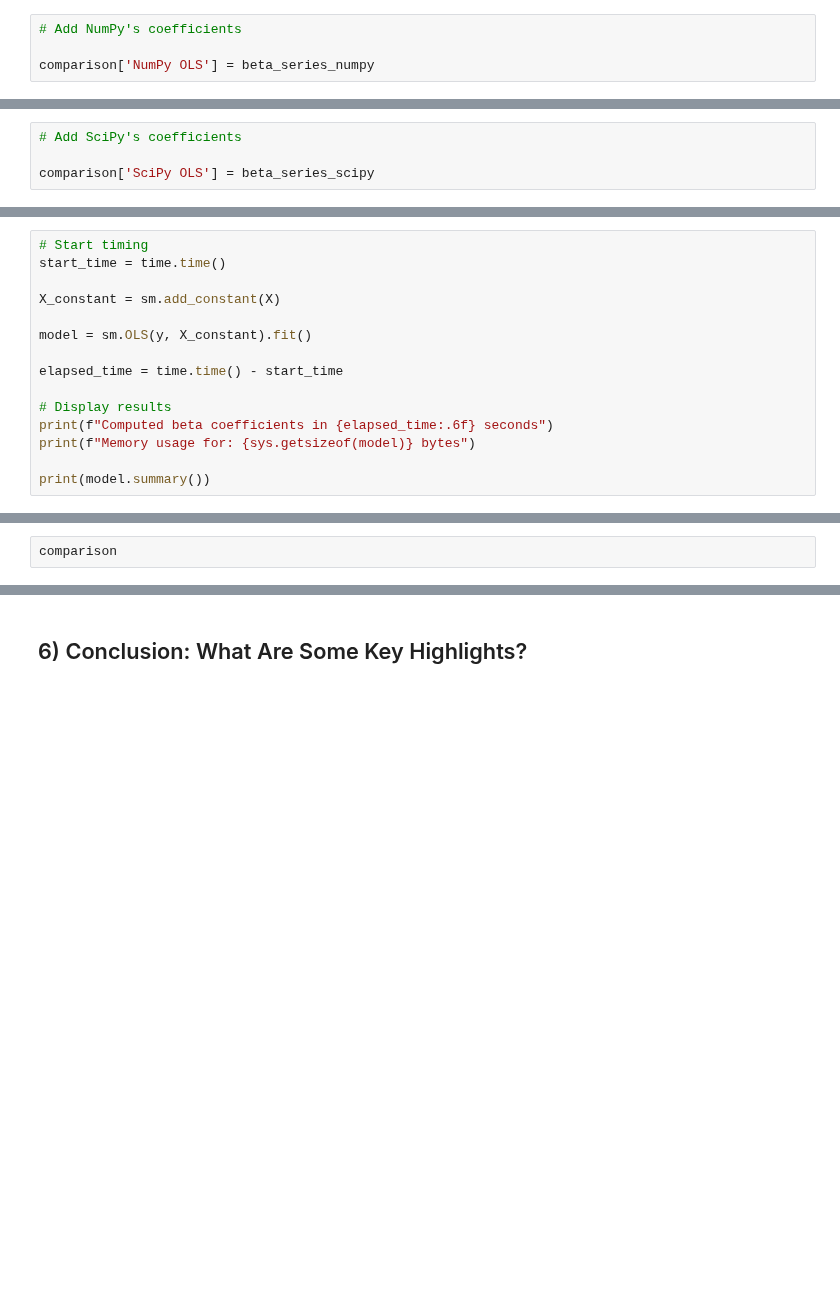
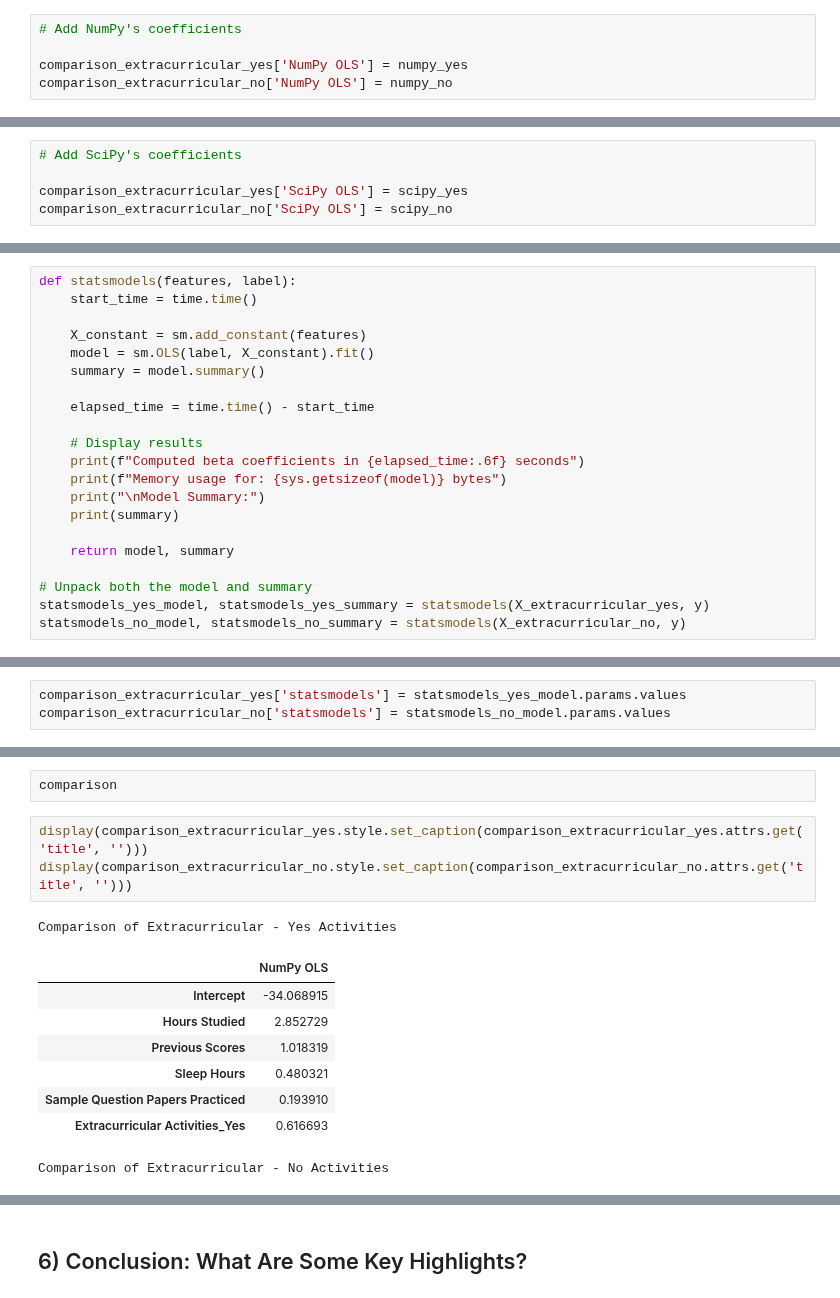
Before and after one commit to add0794/ordinary-least-squares-gradient-descent, a Jupyter notebook: jupyter.ipynb, the cells around one changed output, grey strips where cells are left out. Saved outputs shown, nothing was run; the diff lists cells and outputs as text; blank space fills up the shorter version.

Commit message:
create functions for numpy, scipy, statsmodels, and gradient descent

```diff
--- a/jupyter.ipynb
+++ b/jupyter.ipynb
@@ -583,7 +857,8 @@ dtype: float64
 # %%
 # Add NumPy's coefficients
 
-comparison['NumPy OLS'] = beta_series_numpy
+comparison_extracurricular_yes['NumPy OLS'] = numpy_yes
+comparison_extracurricular_no['NumPy OLS'] = numpy_no
 # %% [markdown]
 SciPy's is much closer to statsmodels, though its elapsed time is much higher; the memory usage is the same.
 
@@ -690,6 +915,7 @@ dtype: float64
 # %%
 # Add SciPy's coefficients
 
-comparison['SciPy OLS'] = beta_series_scipy
+comparison_extracurricular_yes['SciPy OLS'] = scipy_yes
+comparison_extracurricular_no['SciPy OLS'] = scipy_no
 # %% [markdown]
 What about the $R^2$ and $F$-Test?
@@ -788,18 +1001,24 @@ How do the results of NumPy and ScIpy compare to those of Statsmodels?
 # %% [markdown]
 #### Statsmodels Parameters
 # %%
-# Start timing
-start_time = time.time()
+def statsmodels(features, label):
+    start_time = time.time()
 
-X_constant = sm.add_constant(X)
+    X_constant = sm.add_constant(features)
+    model = sm.OLS(label, X_constant).fit()
+    summary = model.summary()
 
-model = sm.OLS(y, X_constant).fit()
+    elapsed_time = time.time() - start_time
 
-elapsed_time = time.time() - start_time
+    # Display results
+    print(f"Computed beta coefficients in {elapsed_time:.6f} seconds")
+    print(f"Memory usage for: {sys.getsizeof(model)} bytes")
+    print("\nModel Summary:")
+    print(summary)
 
-# Display results
-print(f"Computed beta coefficients in {elapsed_time:.6f} seconds")
-print(f"Memory usage for: {sys.getsizeof(model)} bytes")
+    return model, summary
 
-print(model.summary())
+# Unpack both the model and summary
+statsmodels_yes_model, statsmodels_yes_summary = statsmodels(X_extracurricular_yes, y)
+statsmodels_no_model, statsmodels_no_summary = statsmodels(X_extracurricular_no, y)
 # %% [output]
@@ -901,3 +1042,6 @@ comparison['statsmodels'] = model.params.values
+# %%
+comparison_extracurricular_yes['statsmodels'] = statsmodels_yes_model.params.values
+comparison_extracurricular_no['statsmodels'] = statsmodels_no_model.params.values
 # %% [markdown]
 SciPy's coefficients are fairly close! The $R^2$ is as well. While the F-tests are both very high, their differences are pronounced. This may be due to numerical stability, differences in computational approaches and degrees of freedom, how the intercept is handled by each, and exclusion of multicollinear terms by statsmodels.
 
@@ -1494,3 +1731,16 @@ for i, beta in enumerate(beta_series, start=1):
     comparison[f'Fold {i}'] = beta
 # %%
 comparison
+# %%
+display(comparison_extracurricular_yes.style.set_caption(comparison_extracurricular_yes.attrs.get('title', '')))
+display(comparison_extracurricular_no.style.set_caption(comparison_extracurricular_no.attrs.get('title', '')))
+# %% [output]
+Comparison of Extracurricular - Yes Activities
+|  | NumPy OLS |
+| Intercept | -34.068915 |
+| Hours Studied | 2.852729 |
+| Previous Scores | 1.018319 |
+| Sleep Hours | 0.480321 |
+| Sample Question Papers Practiced | 0.193910 |
+| Extracurricular Activities_Yes | 0.616693 |
+Comparison of Extracurricular - No Activities
```
Also changed, not shown: parts of 29 cells of this notebook, 2 other files.
